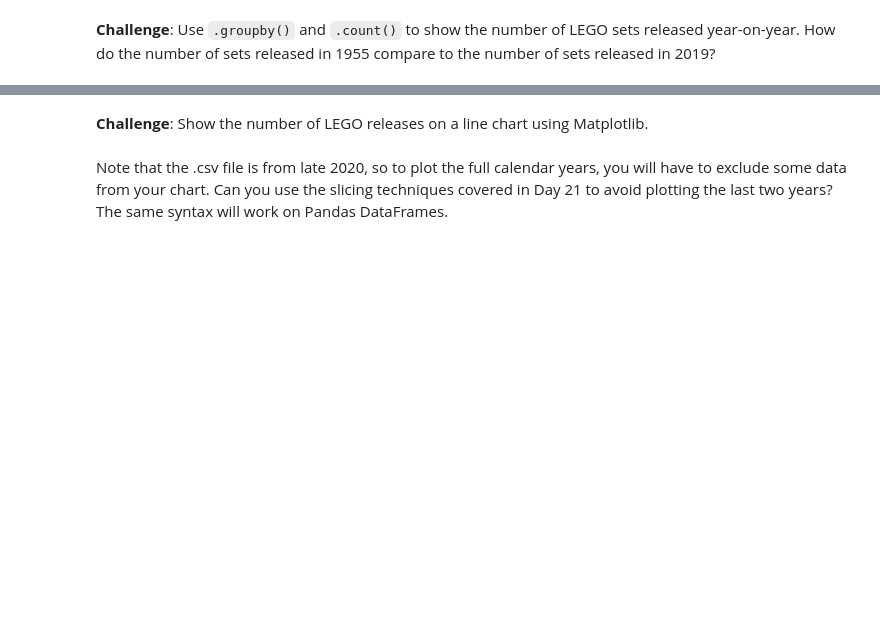
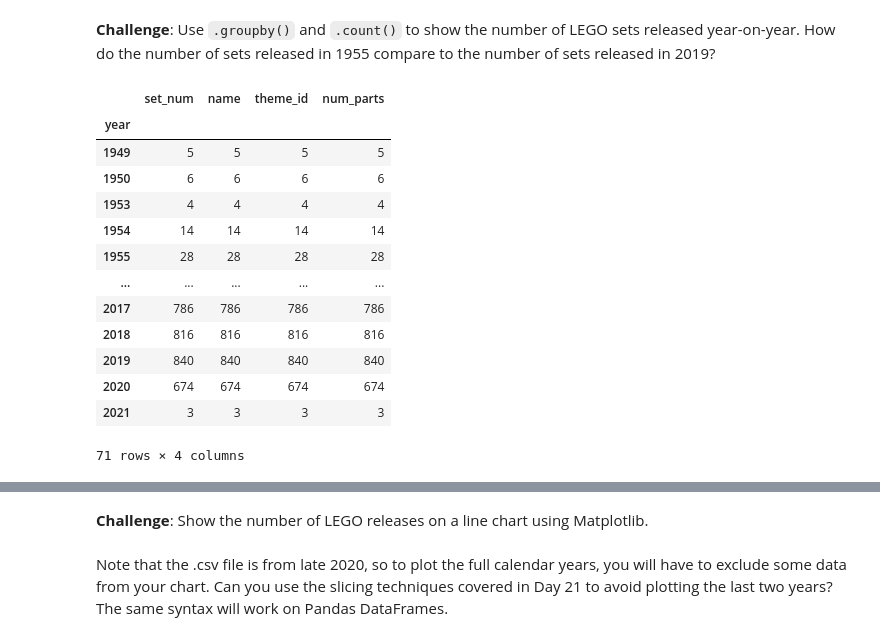
Before and after one commit to nipsalvin/Data-Science, a Jupyter notebook: LEGO Notebook and Data/Lego_Analysis_for_Course.ipynb, the cells around one changed output, grey strips where cells are left out. Cells and saved outputs as stored; diff of their text form; code cells hidden in the pictures; blank space fills up the shorter version.

```diff
--- a/LEGO Notebook and Data/Lego_Analysis_for_Course.ipynb
+++ b/LEGO Notebook and Data/Lego_Analysis_for_Course.ipynb
@@ -173,3 +173,21 @@ sets.sort_values('num_parts', ascending=False).head()
 | 221 | 10189-1 | Taj Mahal | 2008 | 673 | 5922 |
 # %% [markdown]
 **Challenge**: Use <code>.groupby()</code> and <code>.count()</code> to show the number of LEGO sets released year-on-year. How do the number of sets released in 1955 compare to the number of sets released in 2019?
+# %%
+sets_by_year = sets.groupby('year').count()
+sets_by_year
+# %% [output]
+|  | set_num | name | theme_id | num_parts |
+| year |  |  |  |  |
+| 1949 | 5 | 5 | 5 | 5 |
+| 1950 | 6 | 6 | 6 | 6 |
+| 1953 | 4 | 4 | 4 | 4 |
+| 1954 | 14 | 14 | 14 | 14 |
+| 1955 | 28 | 28 | 28 | 28 |
+| ... | ... | ... | ... | ... |
+| 2017 | 786 | 786 | 786 | 786 |
+| 2018 | 816 | 816 | 816 | 816 |
+| 2019 | 840 | 840 | 840 | 840 |
+| 2020 | 674 | 674 | 674 | 674 |
+| 2021 | 3 | 3 | 3 | 3 |
+71 rows × 4 columns
```
Also changed, not shown: parts of 5 cells of this notebook.
